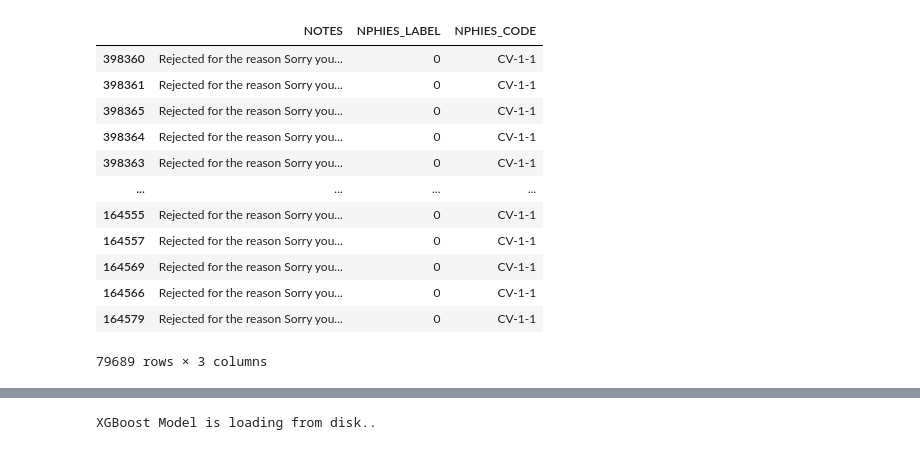
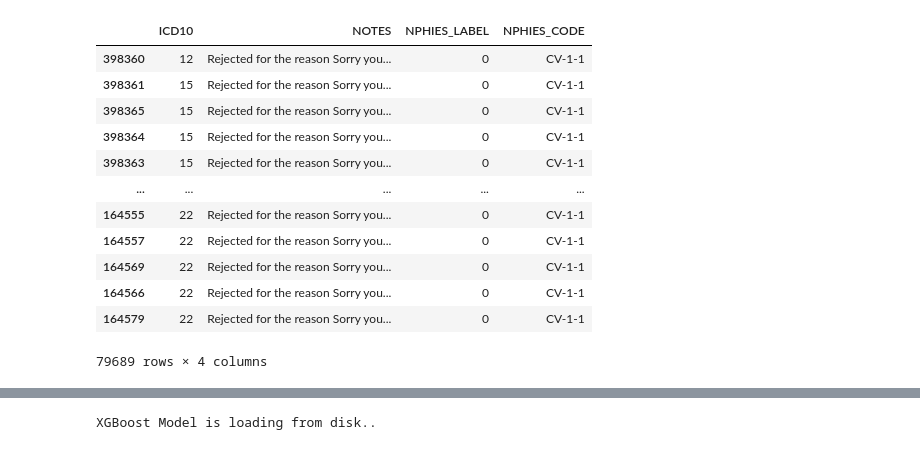
Before and after one commit to Andalusia-Data-Science-Team/Claims_Rejection, a Jupyter notebook: model_training_comparison_rejectionreason.ipynb, the cells around one changed output, grey strips where cells are left out. Saved outputs shown, nothing was run; the diff lists cells and outputs as text; code cells hidden in the pictures.

```diff
--- a/model_training_comparison_rejectionreason.ipynb
+++ b/model_training_comparison_rejectionreason.ipynb
@@ -24,21 +44,21 @@ train_rej.recoginze_label()
 df_train['NPHIES_LABEL'] = np.where(df_train['NPHIES_CODE'] == 'MN-1-1', 1, 0)
 df_test['NPHIES_LABEL'] = np.where(df_test['NPHIES_CODE'] == 'MN-1-1', 1, 0)
 # %%
-df_train[['NOTES','NPHIES_LABEL','NPHIES_CODE']]
+df_train[['ICD10','NOTES','NPHIES_LABEL','NPHIES_CODE']]
 # %% [output]
-|  | NOTES | NPHIES_LABEL | NPHIES_CODE |
-| 398360 | Rejected for the reason Sorry you... | 0 | CV-1-1 |
-| 398361 | Rejected for the reason Sorry you... | 0 | CV-1-1 |
-| 398365 | Rejected for the reason Sorry you... | 0 | CV-1-1 |
-| 398364 | Rejected for the reason Sorry you... | 0 | CV-1-1 |
-| 398363 | Rejected for the reason Sorry you... | 0 | CV-1-1 |
-| ... | ... | ... | ... |
-| 164555 | Rejected for the reason Sorry you... | 0 | CV-1-1 |
-| 164557 | Rejected for the reason Sorry you... | 0 | CV-1-1 |
-| 164569 | Rejected for the reason Sorry you... | 0 | CV-1-1 |
-| 164566 | Rejected for the reason Sorry you... | 0 | CV-1-1 |
-| 164579 | Rejected for the reason Sorry you... | 0 | CV-1-1 |
+|  | ICD10 | NOTES | NPHIES_LABEL | NPHIES_CODE |
+| 398360 | 12 | Rejected for the reason Sorry you... | 0 | CV-1-1 |
+| 398361 | 15 | Rejected for the reason Sorry you... | 0 | CV-1-1 |
+| 398365 | 15 | Rejected for the reason Sorry you... | 0 | CV-1-1 |
+| 398364 | 15 | Rejected for the reason Sorry you... | 0 | CV-1-1 |
+| 398363 | 15 | Rejected for the reason Sorry you... | 0 | CV-1-1 |
+| ... | ... | ... | ... | ... |
+| 164555 | 22 | Rejected for the reason Sorry you... | 0 | CV-1-1 |
+| 164557 | 22 | Rejected for the reason Sorry you... | 0 | CV-1-1 |
+| 164569 | 22 | Rejected for the reason Sorry you... | 0 | CV-1-1 |
+| 164566 | 22 | Rejected for the reason Sorry you... | 0 | CV-1-1 |
+| 164579 | 22 | Rejected for the reason Sorry you... | 0 | CV-1-1 |
-79689 rows × 3 columns
+79689 rows × 4 columns
 # %%
 X_train, y_train, X_test, y_test = get_training_inputs(df_train, df_test)
 X_train = drop_nomodel_columns(X_train);  X_test = drop_nomodel_columns(X_test)
```
Also changed, not shown: parts of 7 cells of this notebook, 5 other files.
